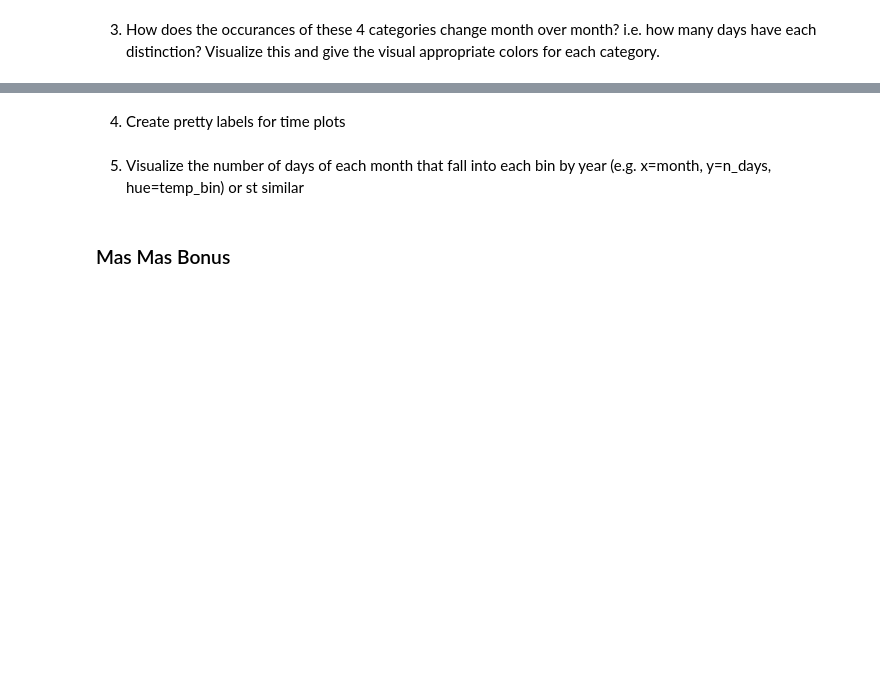
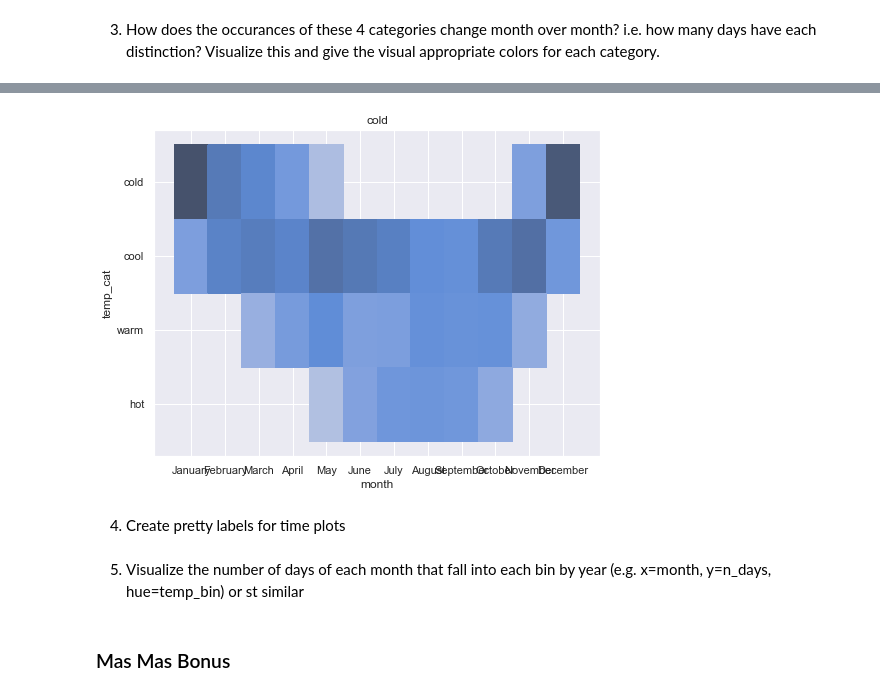
Before and after one commit to Tyler-Applegate/time-series-exercises, a Jupyter notebook: working_with_time_series.ipynb, the cells around one changed output, grey strips where cells are left out. Saved outputs shown, nothing was run; the diff lists cells and outputs as text; code cells hidden in the pictures; blank space fills up the shorter version.

```diff
--- a/working_with_time_series.ipynb
+++ b/working_with_time_series.ipynb
@@ -424,3 +504,9 @@ plt.show()
+# %%
+sns.histplot(data = df, x='month', y='temp_cat')
+plt.title('cold')
+plt.show()
+# %% [output]
+[figure, added]
 # %% [markdown]
 4. Create pretty labels for time plots
 # %% [markdown]
```
Also changed, not shown: parts of 11 cells of this notebook, 1 other file.
